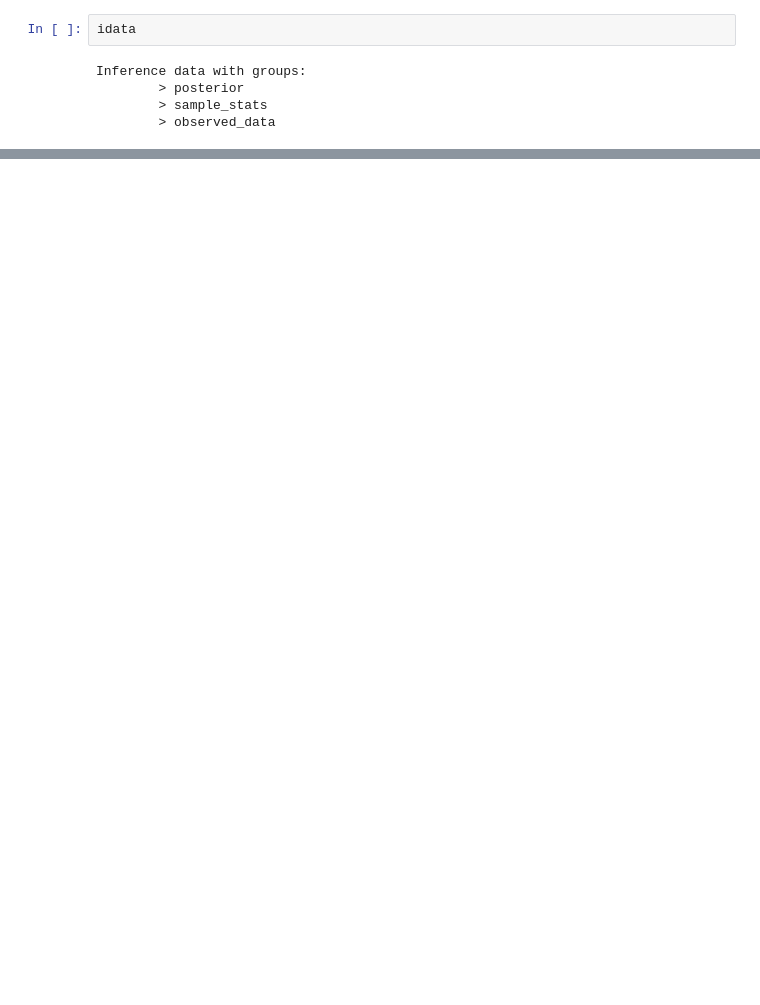
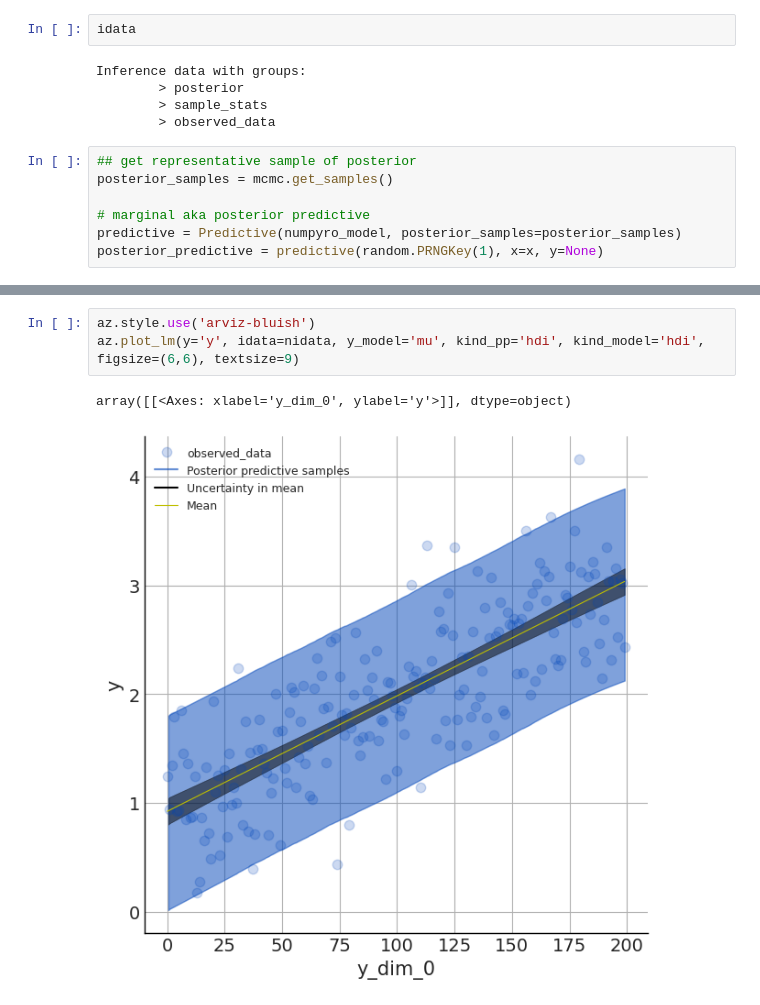
Before and after one commit to banditkings/learning-causal-impact, a Jupyter notebook: notebooks/pymc/0.0-pymc-linear_model.ipynb, the cells around one changed output, grey strips where cells are left out. Saved outputs shown, nothing was run; the diff lists cells and outputs as text; blank space fills up the shorter version.

```diff
--- a/notebooks/pymc/0.0-pymc-linear_model.ipynb
+++ b/notebooks/pymc/0.0-pymc-linear_model.ipynb
@@ -93,3 +149,10 @@ Inference data with groups:
         > posterior
         > sample_stats
         > observed_data
+# %%
+## get representative sample of posterior
+posterior_samples = mcmc.get_samples()
+
+# marginal aka posterior predictive
+predictive = Predictive(numpyro_model, posterior_samples=posterior_samples)
+posterior_predictive = predictive(random.PRNGKey(1), x=x, y=None)
@@ -95,0 +169,6 @@ Inference data with groups:
+# %%
+az.style.use('arviz-bluish')
+az.plot_lm(y='y', idata=nidata, y_model='mu', kind_pp='hdi', kind_model='hdi', figsize=(6,6), textsize=9)
+# %% [output]
+array([[<Axes: xlabel='y_dim_0', ylabel='y'>]], dtype=object)
+[figure, added]
```
Also changed, not shown: parts of 21 cells of this notebook, 3 other files.
